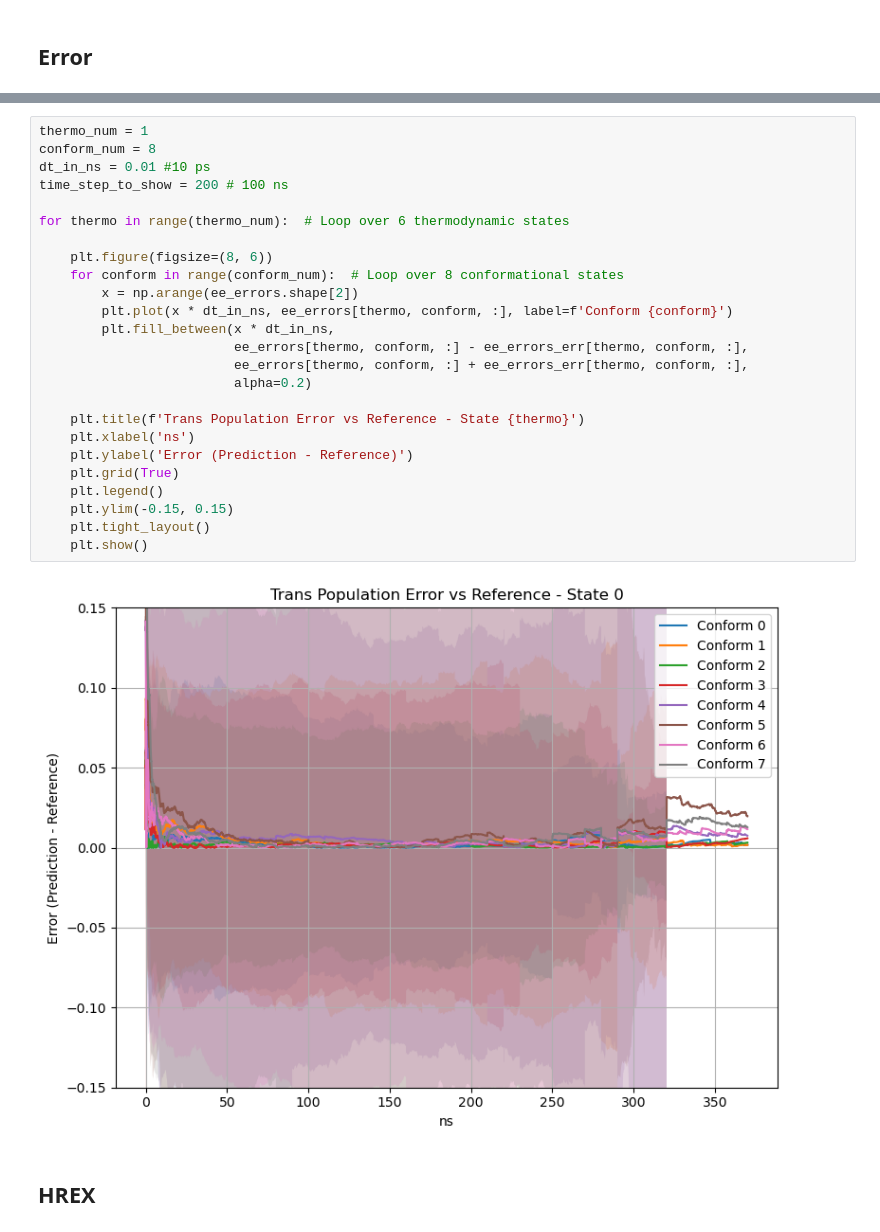
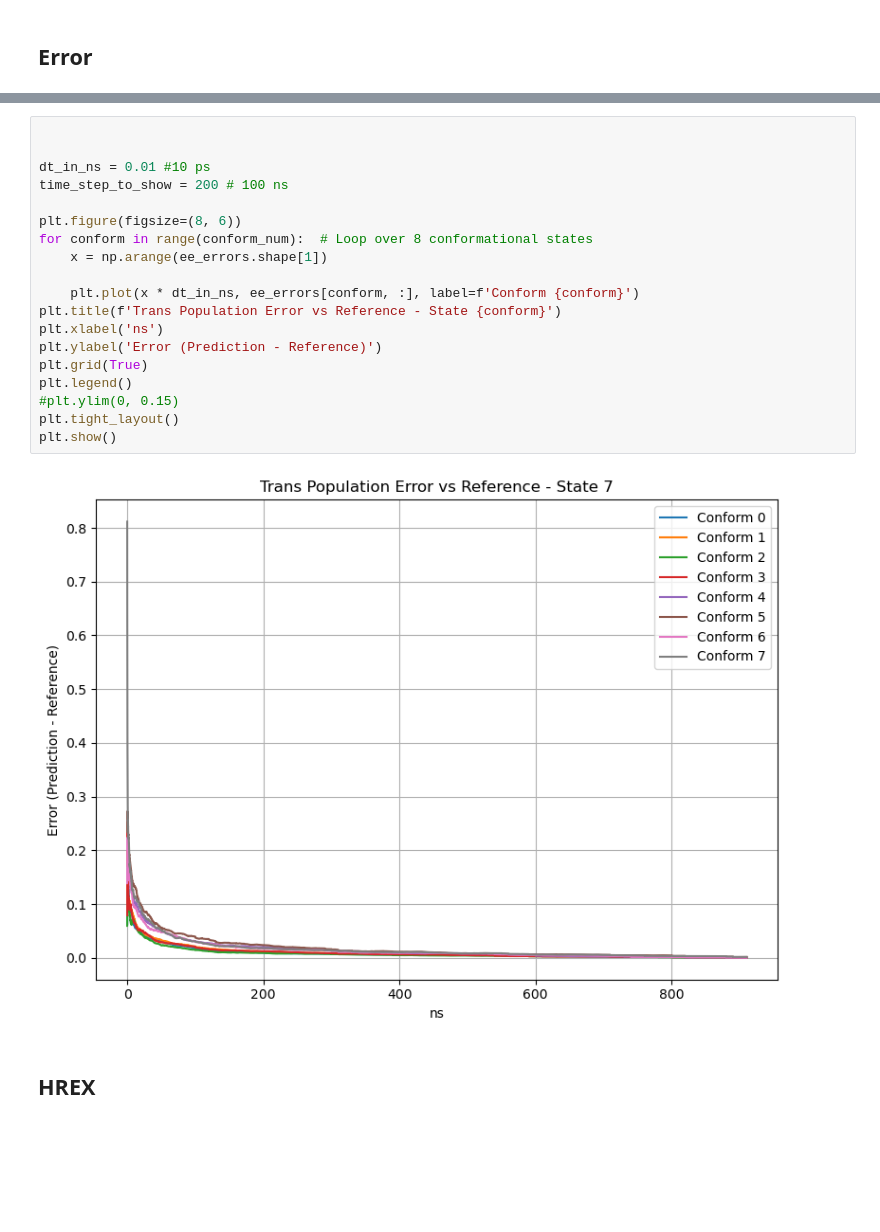
Before and after one commit to starwingc/peptoid_ESM, a Jupyter notebook: Analysis/error_over_time_8_conform.ipynb, the cells around one changed output, grey strips where cells are left out. Cells and saved outputs as stored; diff of their text form; blank space fills up the shorter version.

Commit message:
adding the analysis script for plot

```diff
--- a/Analysis/error_over_time_8_conform.ipynb
+++ b/Analysis/error_over_time_8_conform.ipynb
@@ -72,30 +67,24 @@ ee_errors.shape
 # %%
-thermo_num = 1
-conform_num = 8
+
+
 dt_in_ns = 0.01 #10 ps
 time_step_to_show = 200 # 100 ns
 
-for thermo in range(thermo_num):  # Loop over 6 thermodynamic states
+plt.figure(figsize=(8, 6))
+for conform in range(conform_num):  # Loop over 8 conformational states
+    x = np.arange(ee_errors.shape[1])
 
-    plt.figure(figsize=(8, 6))
-    for conform in range(conform_num):  # Loop over 8 conformational states
-        x = np.arange(ee_errors.shape[2])
-        plt.plot(x * dt_in_ns, ee_errors[thermo, conform, :], label=f'Conform {conform}')
-        plt.fill_between(x * dt_in_ns,
-                         ee_errors[thermo, conform, :] - ee_errors_err[thermo, conform, :],
-                         ee_errors[thermo, conform, :] + ee_errors_err[thermo, conform, :],
-                         alpha=0.2)
-
-    plt.title(f'Trans Population Error vs Reference - State {thermo}')
-    plt.xlabel('ns')
-    plt.ylabel('Error (Prediction - Reference)')
-    plt.grid(True)
-    plt.legend()
-    plt.ylim(-0.15, 0.15)
-    plt.tight_layout()
-    plt.show()
+    plt.plot(x * dt_in_ns, ee_errors[conform, :], label=f'Conform {conform}')
+plt.title(f'Trans Population Error vs Reference - State {conform}')
+plt.xlabel('ns')
+plt.ylabel('Error (Prediction - Reference)')
+plt.grid(True)
+plt.legend()
+#plt.ylim(0, 0.15)
+plt.tight_layout()
+plt.show()
 # %% [output]
-[figure, old version]
+[figure, new version]
 # %% [markdown]
 ## HREX
 # %%
```
Also changed, not shown: parts of 10 cells of this notebook, 8 other files.
